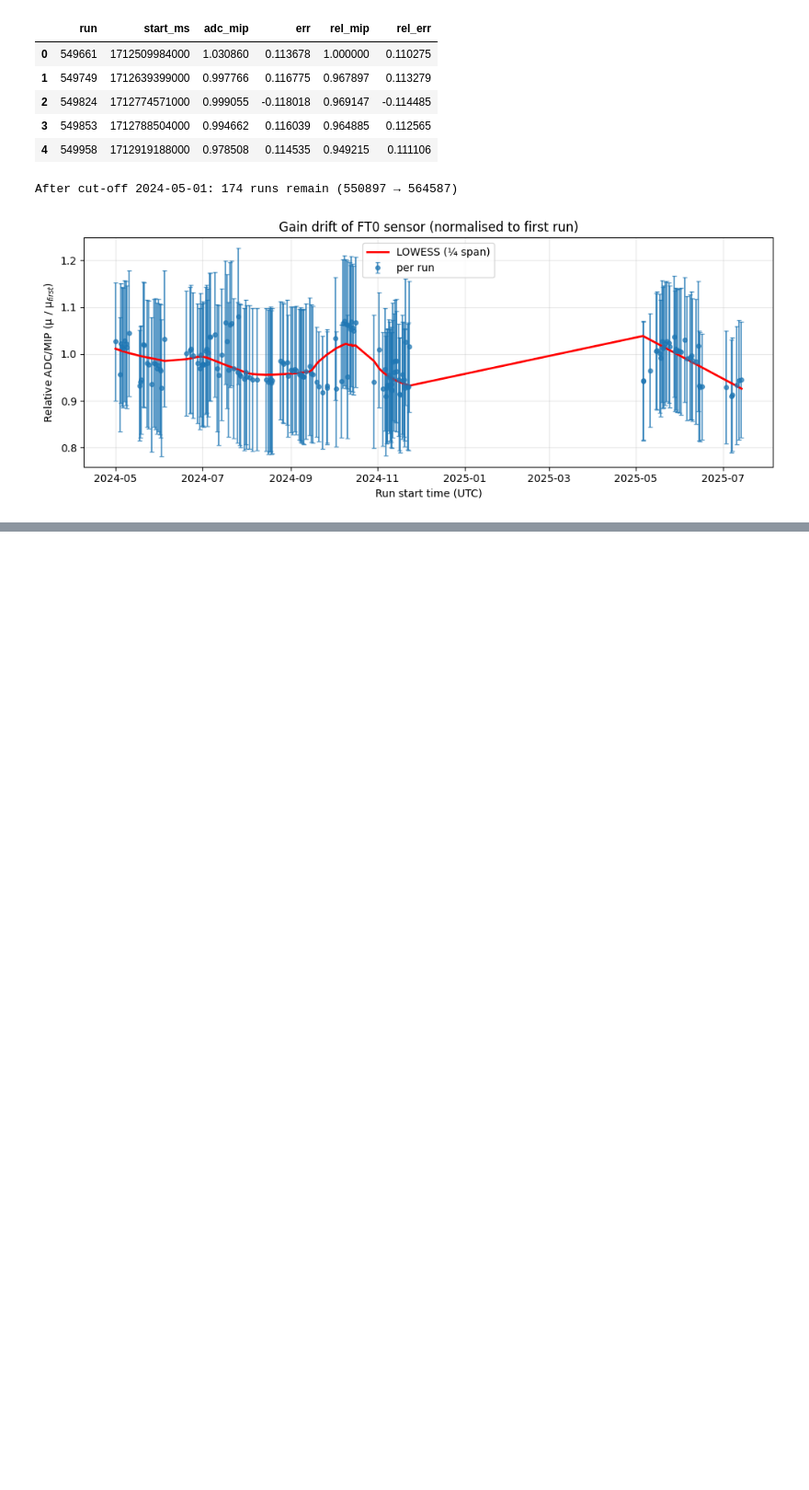
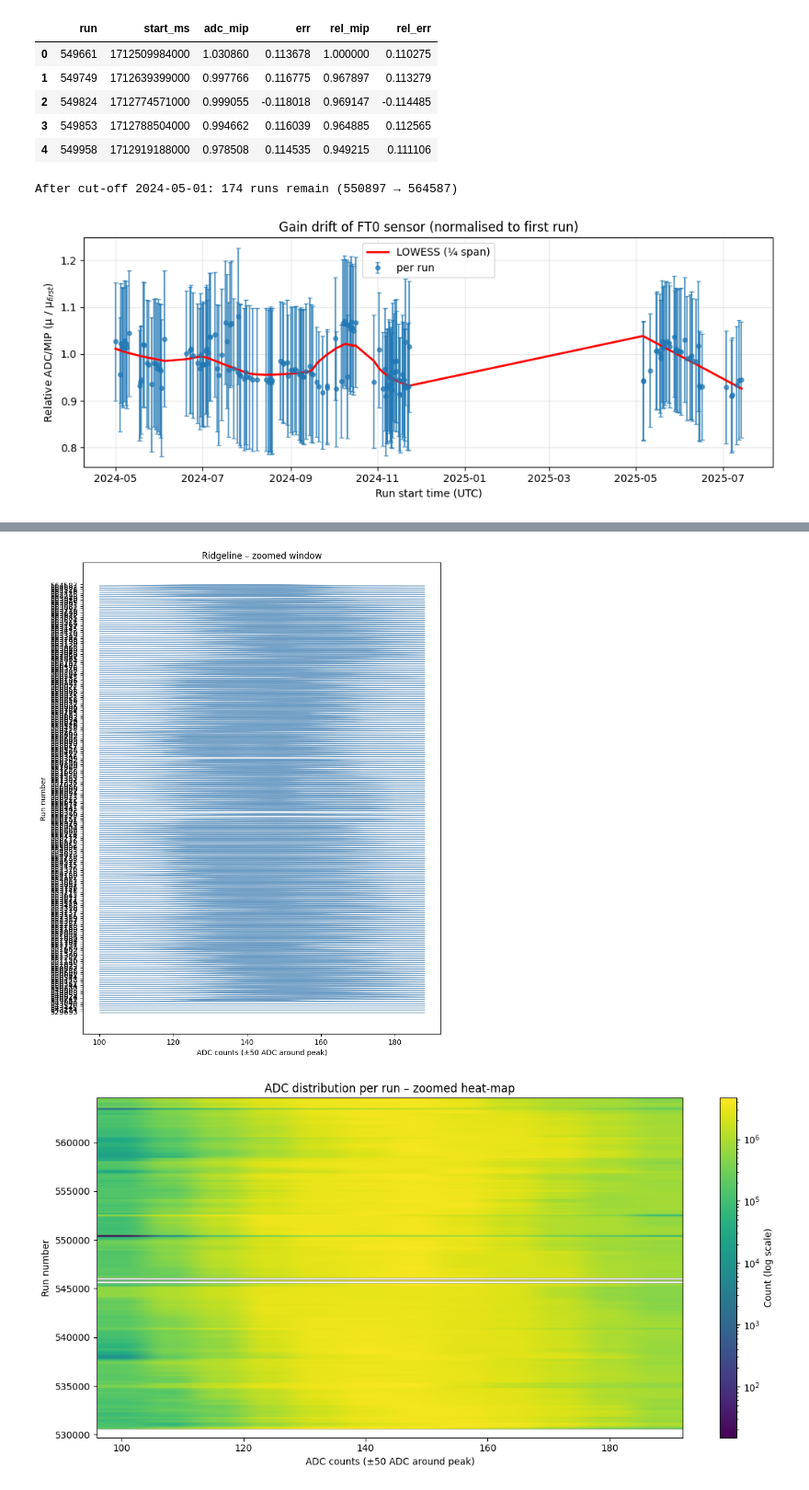
Before and after one commit to mvishiu11/LHC-aging-analysis, a Jupyter notebook: notebooks/analysis.ipynb, the cells around one changed output, grey strips where cells are left out. Shown at 92% size. Saved outputs shown, nothing was run; the diff lists cells and outputs as text; code cells hidden in the pictures; blank space fills up the shorter version.

```diff
--- a/notebooks/analysis.ipynb
+++ b/notebooks/analysis.ipynb
@@ -262,0 +583,51 @@ plt.grid(alpha=0.3); plt.legend(); plt.tight_layout()
+# %%
+# -------------------------------------------------------------------------
+# 1. determine global peak bin
+# -------------------------------------------------------------------------
+sum_hist   = H.sum(axis=0)                     # collapse all runs
+peak_idx   = np.argmax(sum_hist)               # index of modal bin
+window_adc = 50                                # ±50 ADC around the peak
+
+# convert "ADC width" into bin indices (bins are 8 ADC wide)
+bins_per_side = int(window_adc / (bins[1] - bins[0]))   # here: 50 / 8 = 6
+lo, hi = max(0, peak_idx - bins_per_side), min(len(bins) - 1, peak_idx + bins_per_side)
+
+slice_bins   = bins[lo:hi+1]                   # bin edges for plotting
+slice_centres = 0.5 * (slice_bins[:-1] + slice_bins[1:])
+H_slice      = H[:, lo:hi]                     # same window for counts
+
+# -------------------------------------------------------------------------
+# 2. ridgeline within the ±50 ADC window
+# -------------------------------------------------------------------------
+fig, ax = plt.subplots(figsize=(8, 10))
+offset, scale = 0.0, 0.90 / H_slice.max()      # rescale for new range
+
+for row in H_slice:
+    ax.fill_between(slice_centres,
+                    offset,
+                    offset + row * scale,
+                    color="steelblue", alpha=0.65)
+    offset += 1
+
+ax.set_yticks(np.arange(len(runs)) + 0.5)
+ax.set_yticklabels(runs)
+ax.set_xlabel("ADC counts (±50 ADC around peak)")
+ax.set_ylabel("Run number")
+ax.set_title("Ridgeline – zoomed window")
+plt.tight_layout(); plt.show()
+
+# -------------------------------------------------------------------------
+# 3. heat-map in the same window
+# -------------------------------------------------------------------------
+plt.figure(figsize=(12, 6))
+plt.imshow(H_slice, aspect='auto', origin='lower',
+           extent=[slice_bins[0], slice_bins[-1], runs[0], runs[-1]],
+           cmap='viridis', norm='log')
+plt.colorbar(label='Count (log scale)')
+plt.xlabel("ADC counts (±50 ADC around peak)")
+plt.ylabel("Run number")
+plt.title("ADC distribution per run – zoomed heat-map")
+plt.tight_layout(); plt.show()
+# %% [output]
+[figure, added]
+[figure, added]
```
Also changed, not shown: parts of 36 cells of this notebook.
